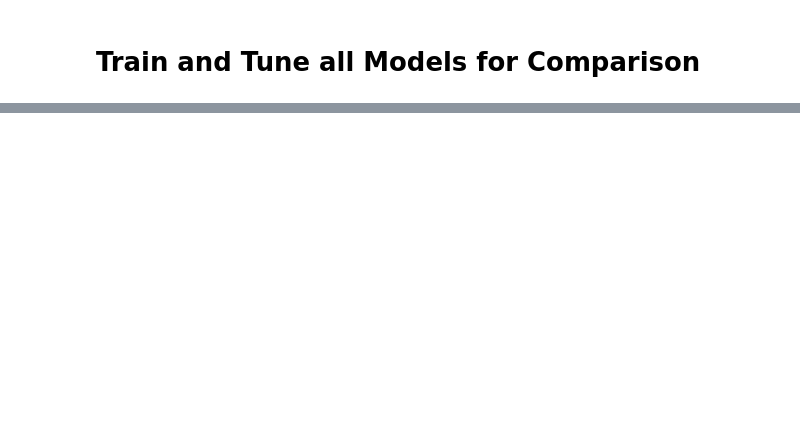
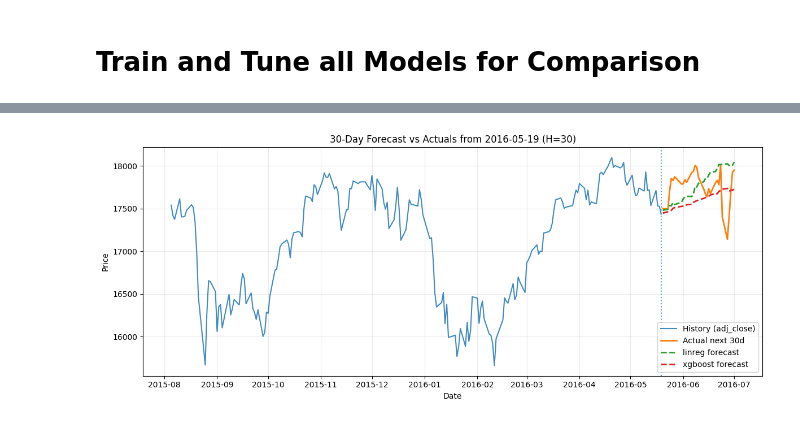
Before and after one commit to vitoco84/ml-stock-sent, a Jupyter notebook: notebooks/08_runners.ipynb, the cells around one changed output, grey strips where cells are left out. Drawn from its saved outputs; the diff is of its cells as text; code cells hidden in the pictures; blank space fills up the shorter version.

```diff
--- a/notebooks/08_runners.ipynb
+++ b/notebooks/08_runners.ipynb
@@ -259,0 +126,22 @@ for sc_key, bundle in overlay_cache.items():
+# %%
+# ===== 30-day overlay (anchored at last TEST row) =====
+plt.figure(figsize=(12, 5))
+plt.plot(pd.to_datetime(hist["date"]), hist["adj_close"], label="History (adj_close)", alpha=0.85)
+plt.axvline(anchor_date, linestyle=":", alpha=0.7)
+plt.plot(fut_dates, actual_path, label=f"Actual next {H}d", linewidth=2)
+
+# predicted price path per model from its H log-returns at anchor
+price_paths = {}
+for res in results:
+    lr_path = np.asarray(res["y_pred_last"]).ravel()[:H]
+    price_paths[res["kind"]] = p0 * np.exp(np.cumsum(lr_path))
+    plt.plot(fut_dates, price_paths[res["kind"]], "--", linewidth=2, label=f"{res['kind']} forecast")
+
+plt.title(f"30-Day Forecast vs Actuals from {anchor_date.date()} (H={H})")
+plt.xlabel("Date"); plt.ylabel("Price")
+plt.grid(True, alpha=0.25); plt.legend(); plt.tight_layout()
+# plt.savefig(FIGDIR / "forecast_30d_all_models.png", dpi=150)
+plt.show()
+plt.close()
+# %% [output]
+[figure, added]
```
Also changed, not shown: parts of 10 cells of this notebook, 42 other files.
